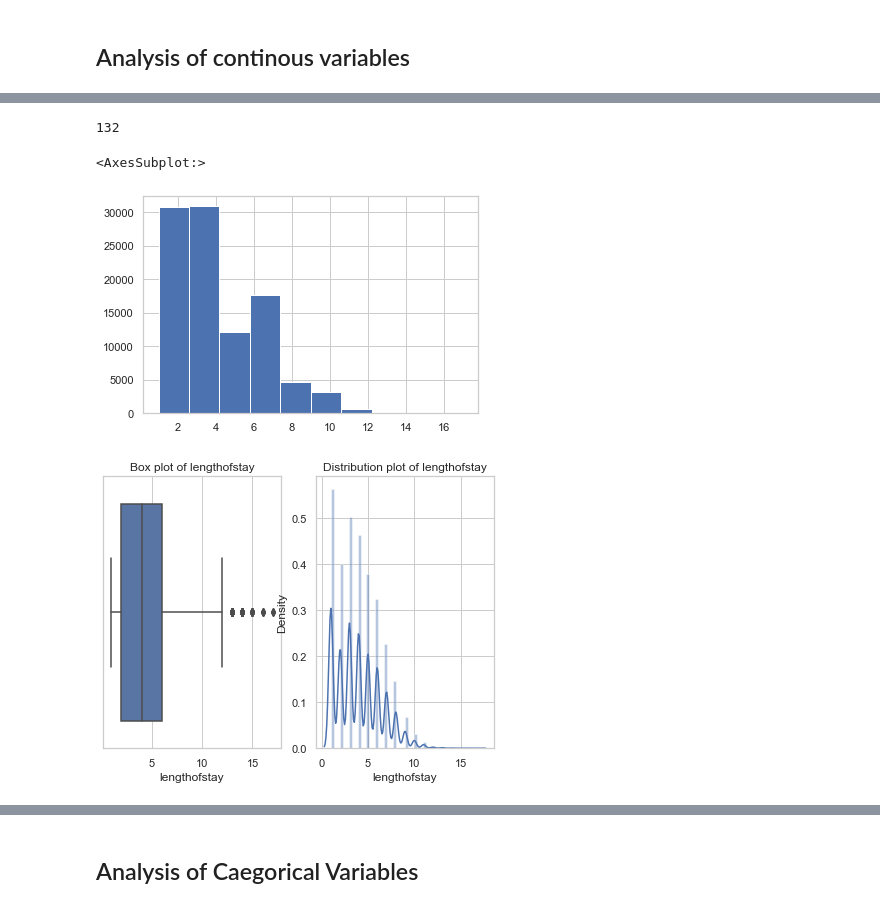
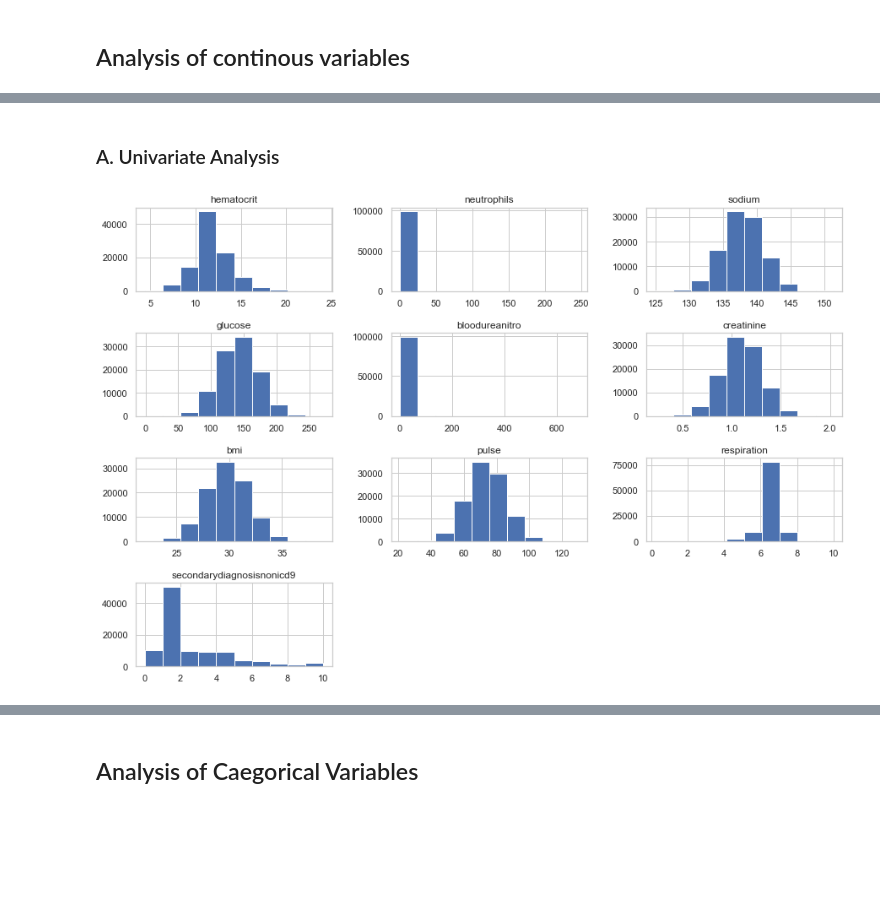
Before and after one commit to bashoori/Data-Science-Projects, a Jupyter notebook: Capstone_2/03_EDA_Hospital_Length_Of_Stay.ipynb, the cells around one changed output, grey strips where cells are left out. Saved outputs shown, nothing was run; the diff lists cells and outputs as text; code cells hidden in the pictures; blank space fills up the shorter version.

```diff
--- a/Capstone_2/03_EDA_Hospital_Length_Of_Stay.ipynb
+++ b/Capstone_2/03_EDA_Hospital_Length_Of_Stay.ipynb
@@ -161,13 +99,8 @@ array([13, 13, 13, 14, 13, 13, 13, 14, 13, 17, 13, 13, 13, 13, 14, 13, 16,
-# %%
-print(len(findoutliers(df.lengthofstay))) #no of rows having outlier
-# %% [output]
-132
-# %%
-df.lengthofstay.hist()
-# %% [output]
-<AxesSubplot:>
-[figure, removed]
-# %%
-plotchart(df.lengthofstay)
-# %% [output]
-[figure, removed]
+# %% [markdown]
+### A.  Univariate Analysis
+# %%
+lab_measurements=df[["hematocrit", "neutrophils", "sodium", "glucose", "bloodureanitro", "creatinine", "bmi", "pulse", "respiration","secondarydiagnosisnonicd9","LOS"]]
+lab_measurements.hist(figsize=(15, 10))
+plt.subplots_adjust(hspace=0.5);
+# %% [output]
+[figure, added]
```
Also changed, not shown: parts of 25 cells of this notebook.
